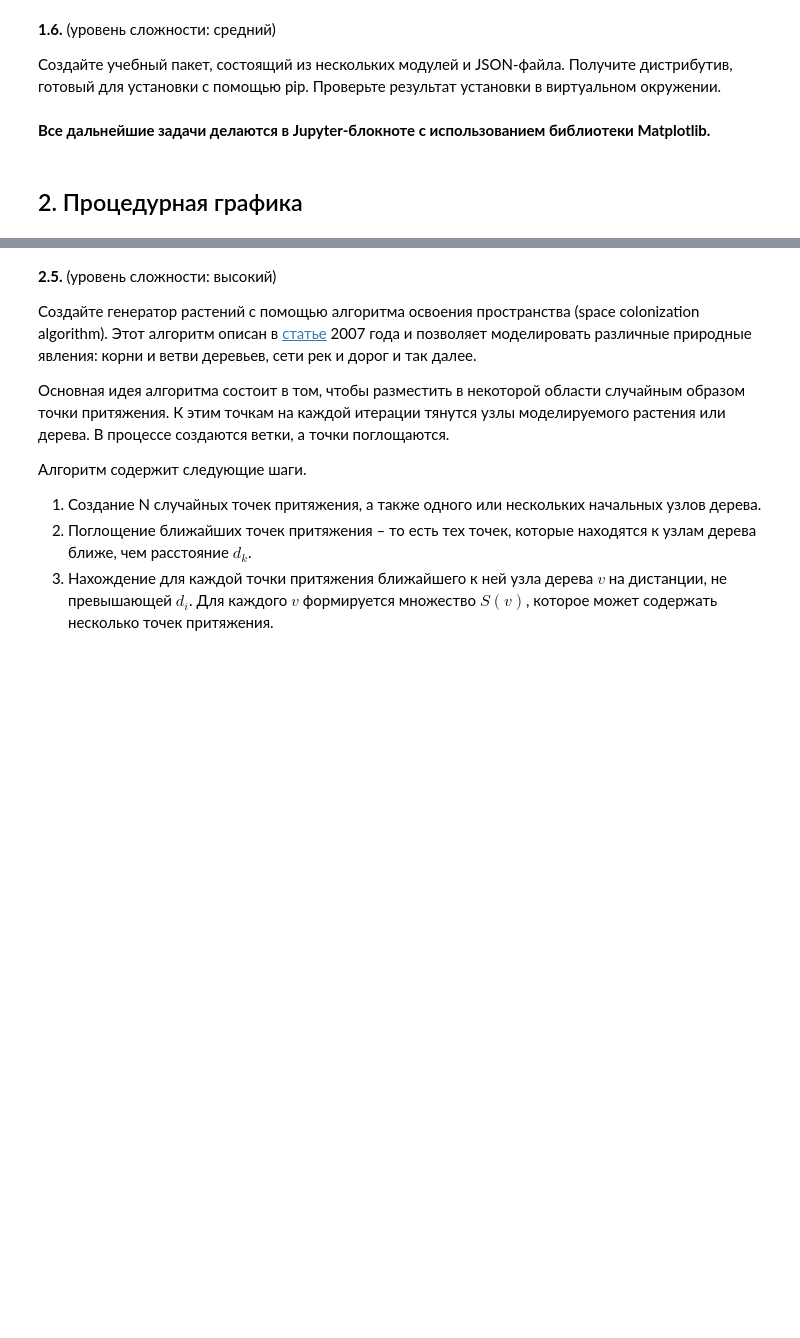
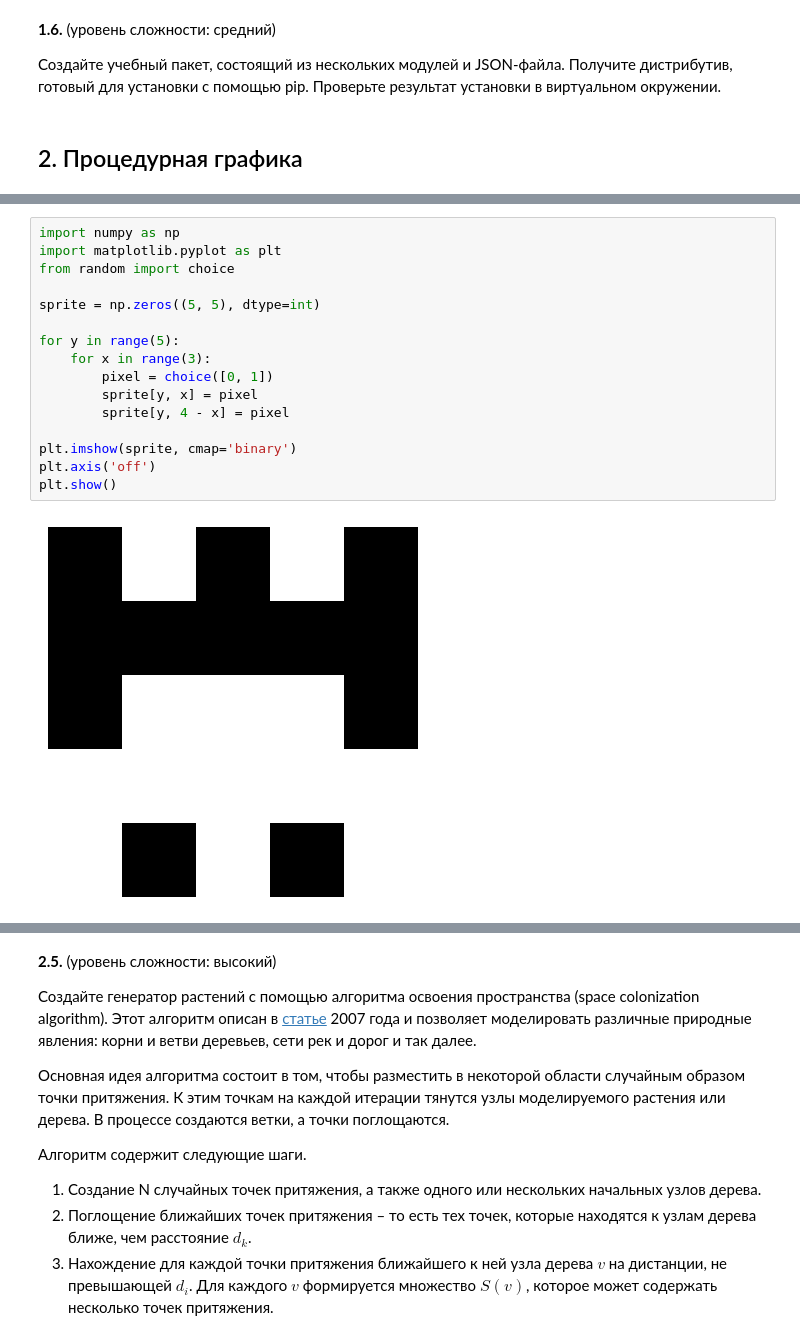
Before and after one commit to Trofimov44/MIREA_Semester4, a Jupyter notebook: Python/Practices/pract3/pract3.ipynb, the cells around one changed output, grey strips where cells are left out. Cells and saved outputs as stored; diff of their text form; blank space fills up the shorter version.

```diff
--- a/Python/Practices/pract3/pract3.ipynb
+++ b/Python/Practices/pract3/pract3.ipynb
@@ -37,8 +77,6 @@ GLOBAL_VAR = 42
 **1.6.** (уровень сложности: средний)
 
 Создайте учебный пакет, состоящий из нескольких модулей и JSON-файла. Получите дистрибутив, готовый для установки с помощью pip. Проверьте результат установки в виртуальном окружении.
-# %% [markdown]
-**Все дальнейшие задачи делаются в Jupyter-блокноте с использованием библиотеки Matplotlib.**
 # %% [markdown]
 ## 2. Процедурная графика
 # %% [markdown]
@@ -49,6 +87,24 @@ GLOBAL_VAR = 42
 Пример работы генератора показан ниже.
 
 ![](data/sprite1.png)
+# %%
+import numpy as np
+import matplotlib.pyplot as plt
+from random import choice
+
+sprite = np.zeros((5, 5), dtype=int)
+
+for y in range(5):
+    for x in range(3):
+        pixel = choice([0, 1])
+        sprite[y, x] = pixel
+        sprite[y, 4 - x] = pixel
+
+plt.imshow(sprite, cmap='binary')
+plt.axis('off')
+plt.show()
+# %% [output]
+[figure, added]
 # %% [markdown]
 **2.2.** (уровень сложности: средний)
 
```
Also changed, not shown: parts of 42 cells of this notebook, 13 other files.
